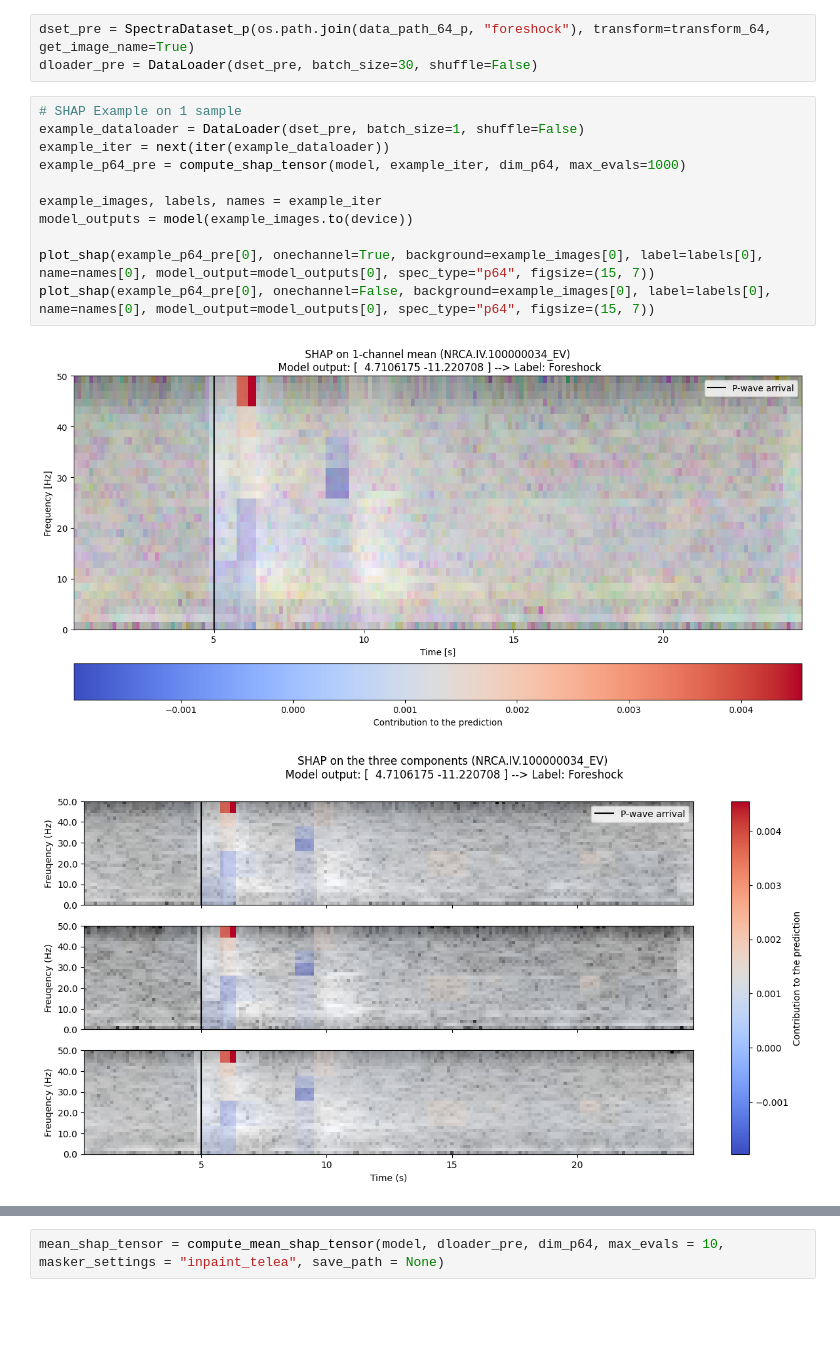
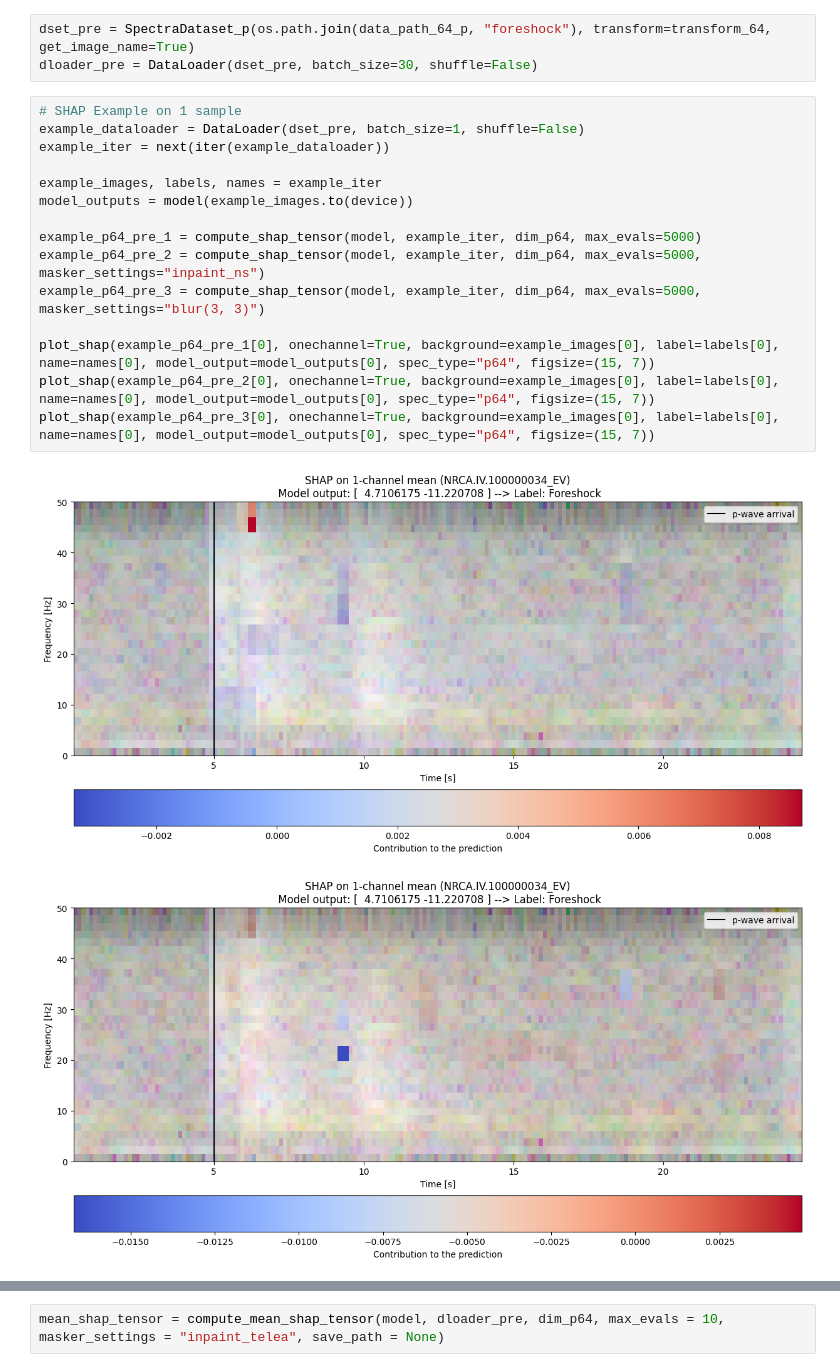
Before and after one commit to mich1803/CNN-Explainability-on-Earthquakes, a Jupyter notebook: explainability.ipynb, the cells around one changed output, grey strips where cells are left out. Drawn from its saved outputs; the diff is of its cells as text; blank space fills up the shorter version.

```diff
--- a/explainability.ipynb
+++ b/explainability.ipynb
@@ -263,14 +263,18 @@ dloader_pre = DataLoader(dset_pre, batch_size=30, shuffle=False)
 # %%
 # SHAP Example on 1 sample
 example_dataloader = DataLoader(dset_pre, batch_size=1, shuffle=False)
 example_iter = next(iter(example_dataloader))
-example_p64_pre = compute_shap_tensor(model, example_iter, dim_p64, max_evals=1000)
 
 example_images, labels, names = example_iter
 model_outputs = model(example_images.to(device))
 
-plot_shap(example_p64_pre[0], onechannel=True, background=example_images[0], label=labels[0], name=names[0], model_output=model_outputs[0], spec_type="p64", figsize=(15, 7))
-plot_shap(example_p64_pre[0], onechannel=False, background=example_images[0], label=labels[0], name=names[0], model_output=model_outputs[0], spec_type="p64", figsize=(15, 7))
+example_p64_pre_1 = compute_shap_tensor(model, example_iter, dim_p64, max_evals=5000)
+example_p64_pre_2 = compute_shap_tensor(model, example_iter, dim_p64, max_evals=5000, masker_settings="inpaint_ns")
+example_p64_pre_3 = compute_shap_tensor(model, example_iter, dim_p64, max_evals=5000, masker_settings="blur(3, 3)")
+
+plot_shap(example_p64_pre_1[0], onechannel=True, background=example_images[0], label=labels[0], name=names[0], model_output=model_outputs[0], spec_type="p64", figsize=(15, 7))
+plot_shap(example_p64_pre_2[0], onechannel=True, background=example_images[0], label=labels[0], name=names[0], model_output=model_outputs[0], spec_type="p64", figsize=(15, 7))
+plot_shap(example_p64_pre_3[0], onechannel=True, background=example_images[0], label=labels[0], name=names[0], model_output=model_outputs[0], spec_type="p64", figsize=(15, 7))
 # %% [output]
-[figure, old version]
+[figure, new version]
-[figure, old version]
+[figure, new version]
```
Also changed, not shown: parts of 1 cell of this notebook.
